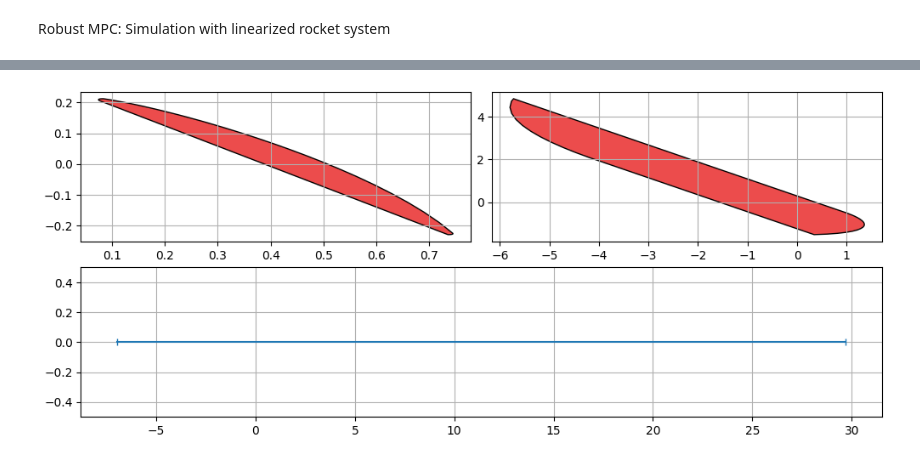
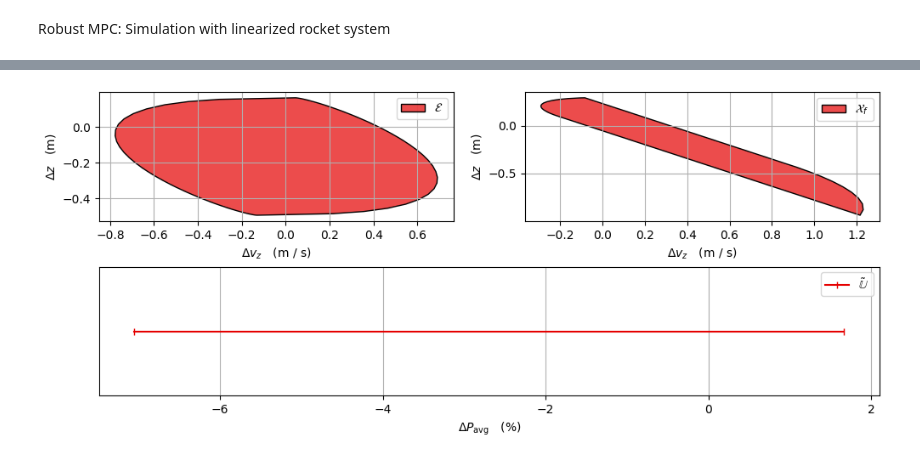
Before and after one commit to killian-baillifard/MPC-Course-EPFL, a Jupyter notebook: project/Deliverable_6_1/Deliverable_6_1.ipynb, the cells around one changed output, grey strips where cells are left out. Drawn from its saved outputs; the diff is of its cells as text; code cells hidden in the pictures.

```diff
--- a/project/Deliverable_6_1/Deliverable_6_1.ipynb
+++ b/project/Deliverable_6_1/Deliverable_6_1.ipynb
@@ -31,7 +31,7 @@ rocket.mass = 1.7 # Do not change!!!
 vis = RocketVis(rocket, rocket_obj_path)
 vis.anim_rate = 1
 
-sim_time = 4.0  # simulation length in seconds
+sim_time = 10.0  # simulation length in seconds
 x0 = np.array([0, 0, 0, 0, 0, 0, 0, 0, 0, 0, 0, 10])
 x_ref = np.array([0, 0, 0, 0, 0, 0, 0, 0, 0, 0, 0, 3])
 xs, us = rocket.trim(x_ref)
@@ -42,6 +42,6 @@ print("us = ", us)
 sys = rocket.linearize_sys(xs, us)
 A, B = sys.A, sys.B
 
-H = 3.0
+H = 10.0
 mpc = MPCControl_z(A, B, xs, us, Ts, H)
 # %% [output]
@@ -57,32 +58,41 @@ plot_static_states_inputs(t_cl[:-1], x_cl[:,:-1], u_cl, xs, 'sys_z')
 # %%
 assert not mpc.E.is_empty
 assert not mpc.X_tilde.is_empty
 assert not mpc.U_tilde.is_empty
 assert not mpc.Xf_tilde.is_empty
 
 OPACITY = 0.7
 COLOR = 'xkcd:red'
 
 plt.close('all')
 plt.figure('Terminal invariant set', (10, 4.2))
 
 ax = plt.subplot(221)
-mpc.E.plot(ax, color=COLOR, opacity=OPACITY, show_edges=True, show_vertices=False)
+mpc.E.plot(ax, color=COLOR, opacity=OPACITY, show_edges=True, show_vertices=False, label=r'$\mathcal{E}$')
+ax.set_xlabel(r'$\Delta v_z \quad (\text{m / s})$')
+ax.set_ylabel(r'$\Delta z \quad (\text{m})$')
+ax.legend()
 ax.grid()
 
 ax = plt.subplot(222)
-mpc.Xf_tilde.plot(ax, color=COLOR, opacity=OPACITY, show_edges=True, show_vertices=False)
+mpc.Xf_tilde.plot(ax, color=COLOR, opacity=OPACITY, show_edges=True, show_vertices=False, label=r'$\mathcal{X}_f$')
+ax.set_xlabel(r'$\Delta v_z \quad (\text{m / s})$')
+ax.set_ylabel(r'$\Delta z \quad (\text{m})$')
+ax.legend()
 ax.grid()
 
 ax = plt.subplot(212)
-ax.plot(mpc.U_tilde.V[:, 0], np.zeros_like(mpc.U_tilde.V)[:, 0], marker='|')
-ax.set_ylim(-0.5, 0.5)
+ax.plot(mpc.U_tilde.V[:, 0], np.zeros_like(mpc.U_tilde.V)[:, 0], color=COLOR, marker='|', label=r'$\tilde{\mathbb{U}}$')
+ax.set_xlabel(r'$\Delta P_\text{avg} \quad (\%)$')
+ax.set_yticks([])
+ax.legend()
 ax.grid()
 
 plt.tight_layout(pad=0.5)
 plt.show()
+plt.savefig('tightened-sets')
 # %% [output]
-[figure, old version]
+[figure, new version]
 # %%
 t_cl, x_cl, u_cl = rocket.simulate_subsystem(mpc, sim_time, x0, w_type='random')
 # %%
```
Also changed, not shown: parts of 7 cells of this notebook, 45 other files.
